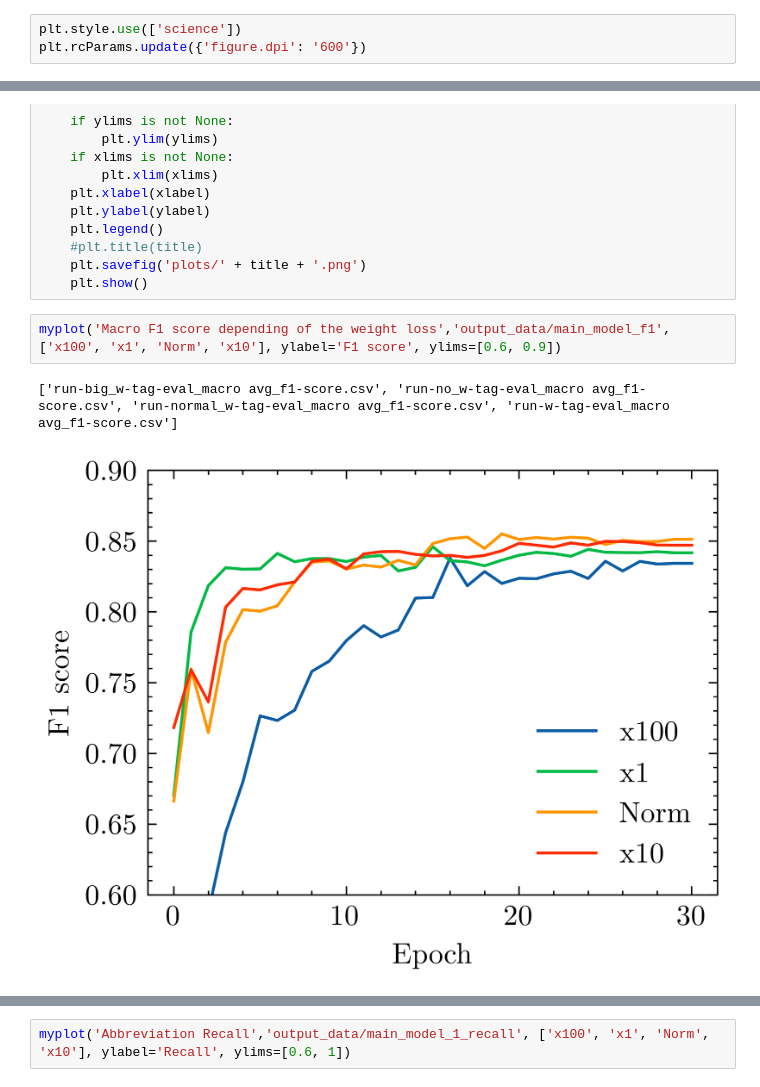
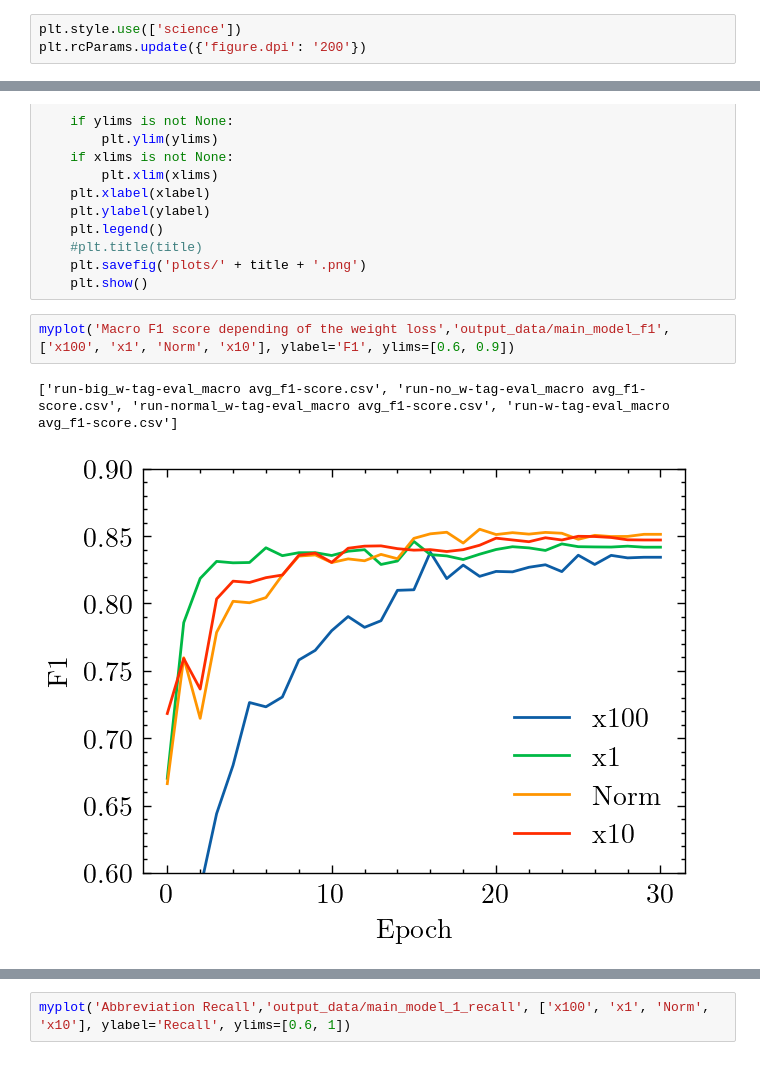
Before and after one commit to antoineedy/NLP-individual-courwework, a Jupyter notebook: generate_plots.ipynb, the cells around one changed output, grey strips where cells are left out. Cells and saved outputs as stored; diff of their text form.

Commit message:
mostly new plots

```diff
--- a/generate_plots.ipynb
+++ b/generate_plots.ipynb
@@ -6,7 +6,7 @@ import scienceplots
 import os
 # %%
 plt.style.use(['science'])
-plt.rcParams.update({'figure.dpi': '600'})
+plt.rcParams.update({'figure.dpi': '200'})
 # %%
 def myplot(title, path, labels, xlabel='Epoch', ylabel='None', xlims=None, ylims=None):
     plt.figure()
@@ -31,10 +31,10 @@ def myplot(title, path, labels, xlabel='Epoch', ylabel='None', xlims=None, ylims
     plt.savefig('plots/' + title + '.png')
     plt.show()
 # %%
-myplot('Macro F1 score depending of the weight loss','output_data/main_model_f1', ['x100', 'x1', 'Norm', 'x10'], ylabel='F1 score', ylims=[0.6, 0.9])
+myplot('Macro F1 score depending of the weight loss','output_data/main_model_f1', ['x100', 'x1', 'Norm', 'x10'], ylabel='F1', ylims=[0.6, 0.9])
 # %% [output]
 ['run-big_w-tag-eval_macro avg_f1-score.csv', 'run-no_w-tag-eval_macro avg_f1-score.csv', 'run-normal_w-tag-eval_macro avg_f1-score.csv', 'run-w-tag-eval_macro avg_f1-score.csv']
-[figure, old version]
+[figure, new version]
 # %%
 myplot('\'B-O\' Recall','output_data/main_model_0_recall', ['x100', 'x1', 'Norm', 'x10'], ylabel='Recall', ylims=[0.75, 0.98])
 # %% [output]
```
Also changed, not shown: parts of 3 cells of this notebook, 11 other files.
